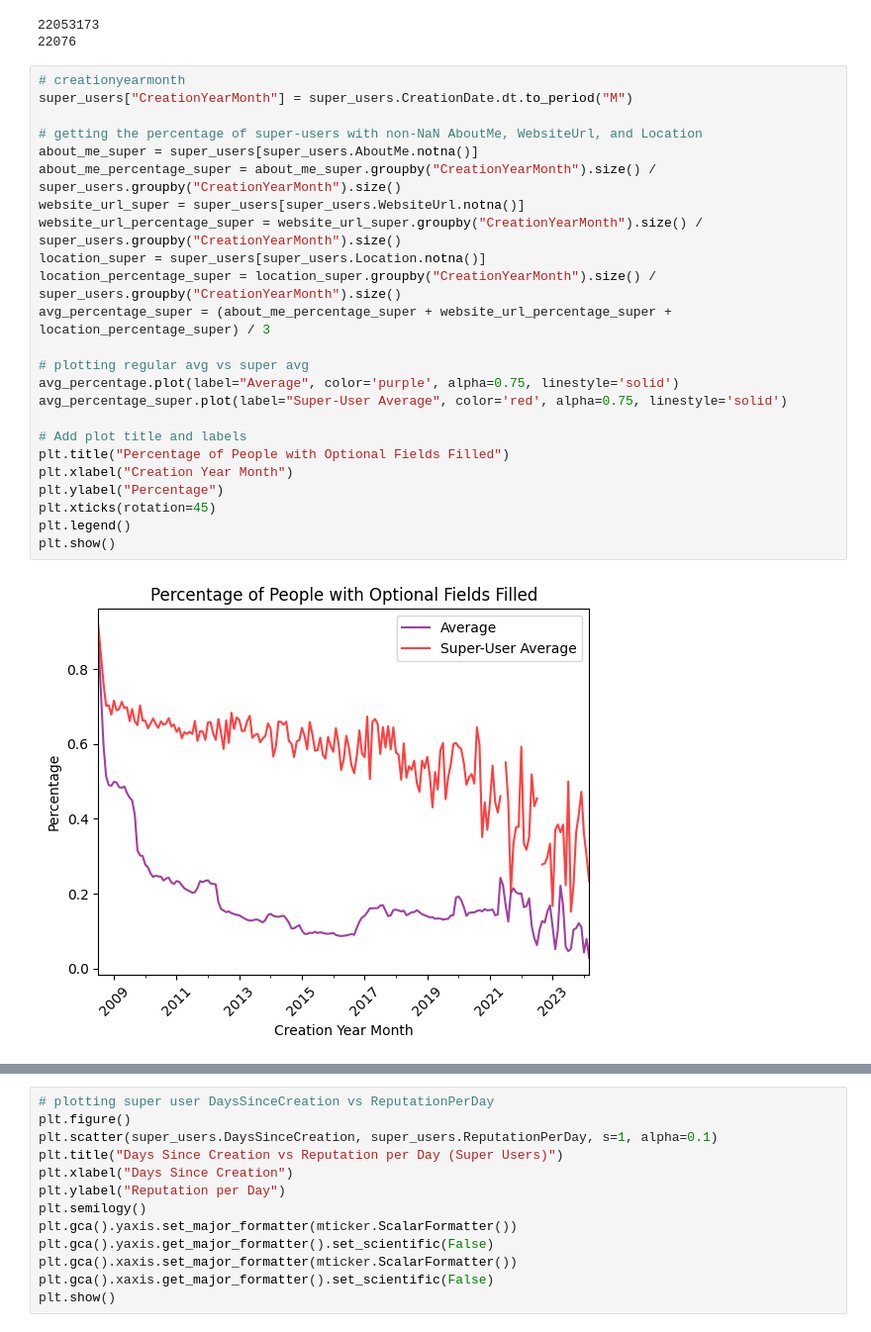
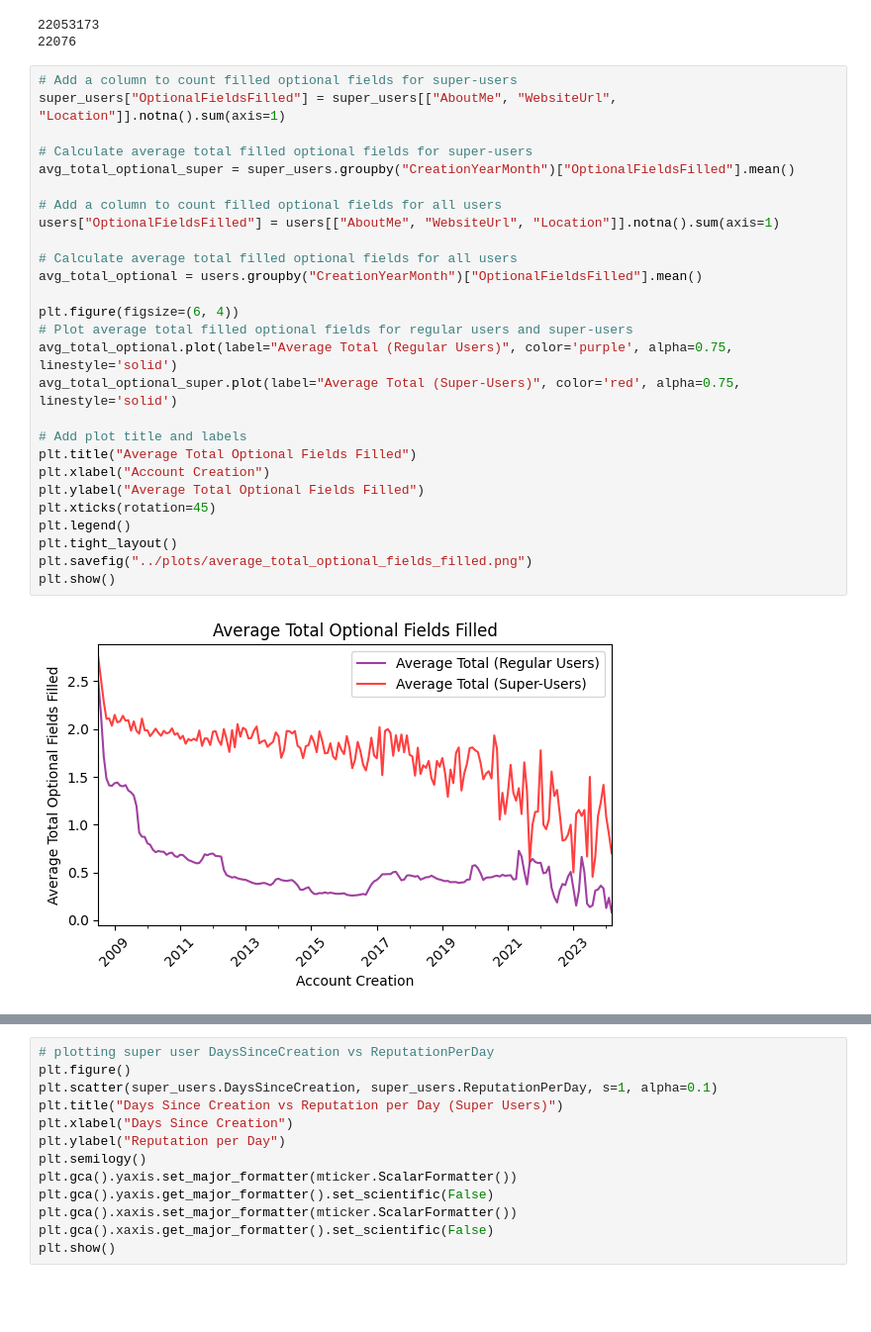
Before and after one commit to prithajnath/stackoverflow_analysis, a Jupyter notebook: notebooks/user_analysis.ipynb, the cells around one changed output, grey strips where cells are left out. Shown: that part at 99% size. Saved outputs shown, nothing was run; the diff lists cells and outputs as text; blank space fills up the shorter version.

```diff
--- a/notebooks/user_analysis.ipynb
+++ b/notebooks/user_analysis.ipynb
@@ -253,32 +257,35 @@ print(len(super_users))
 # %% [output]
 22053173
 22076
-# %%
-# creationyearmonth
-super_users["CreationYearMonth"] = super_users.CreationDate.dt.to_period("M")
-
-# getting the percentage of super-users with non-NaN AboutMe, WebsiteUrl, and Location
-about_me_super = super_users[super_users.AboutMe.notna()]
-about_me_percentage_super = about_me_super.groupby("CreationYearMonth").size() / super_users.groupby("CreationYearMonth").size()
-website_url_super = super_users[super_users.WebsiteUrl.notna()]
-website_url_percentage_super = website_url_super.groupby("CreationYearMonth").size() / super_users.groupby("CreationYearMonth").size()
-location_super = super_users[super_users.Location.notna()]
-location_percentage_super = location_super.groupby("CreationYearMonth").size() / super_users.groupby("CreationYearMonth").size()
-avg_percentage_super = (about_me_percentage_super + website_url_percentage_super + location_percentage_super) / 3
-
-# plotting regular avg vs super avg
-avg_percentage.plot(label="Average", color='purple', alpha=0.75, linestyle='solid')
-avg_percentage_super.plot(label="Super-User Average", color='red', alpha=0.75, linestyle='solid')
-
-# Add plot title and labels
-plt.title("Percentage of People with Optional Fields Filled")
-plt.xlabel("Creation Year Month")
-plt.ylabel("Percentage")
-plt.xticks(rotation=45)
-plt.legend()
-plt.show()
-# %% [output]
-[figure, removed]
+# %%
+# Add a column to count filled optional fields for super-users
+super_users["OptionalFieldsFilled"] = super_users[["AboutMe", "WebsiteUrl", "Location"]].notna().sum(axis=1)
+
+# Calculate average total filled optional fields for super-users
+avg_total_optional_super = super_users.groupby("CreationYearMonth")["OptionalFieldsFilled"].mean()
+
+# Add a column to count filled optional fields for all users
+users["OptionalFieldsFilled"] = users[["AboutMe", "WebsiteUrl", "Location"]].notna().sum(axis=1)
+
+# Calculate average total filled optional fields for all users
+avg_total_optional = users.groupby("CreationYearMonth")["OptionalFieldsFilled"].mean()
+
+plt.figure(figsize=(6, 4))
+# Plot average total filled optional fields for regular users and super-users
+avg_total_optional.plot(label="Average Total (Regular Users)", color='purple', alpha=0.75, linestyle='solid')
+avg_total_optional_super.plot(label="Average Total (Super-Users)", color='red', alpha=0.75, linestyle='solid')
+
+# Add plot title and labels
+plt.title("Average Total Optional Fields Filled")
+plt.xlabel("Account Creation")
+plt.ylabel("Average Total Optional Fields Filled")
+plt.xticks(rotation=45)
+plt.legend()
+plt.tight_layout()
+plt.savefig("../plots/average_total_optional_fields_filled.png")
+plt.show()
+# %% [output]
+[figure, added]
 # %%
 # summary stats for all super-users
 print(super_users.describe())
```
Also changed, not shown: parts of 2 cells of this notebook, 9 other files.
